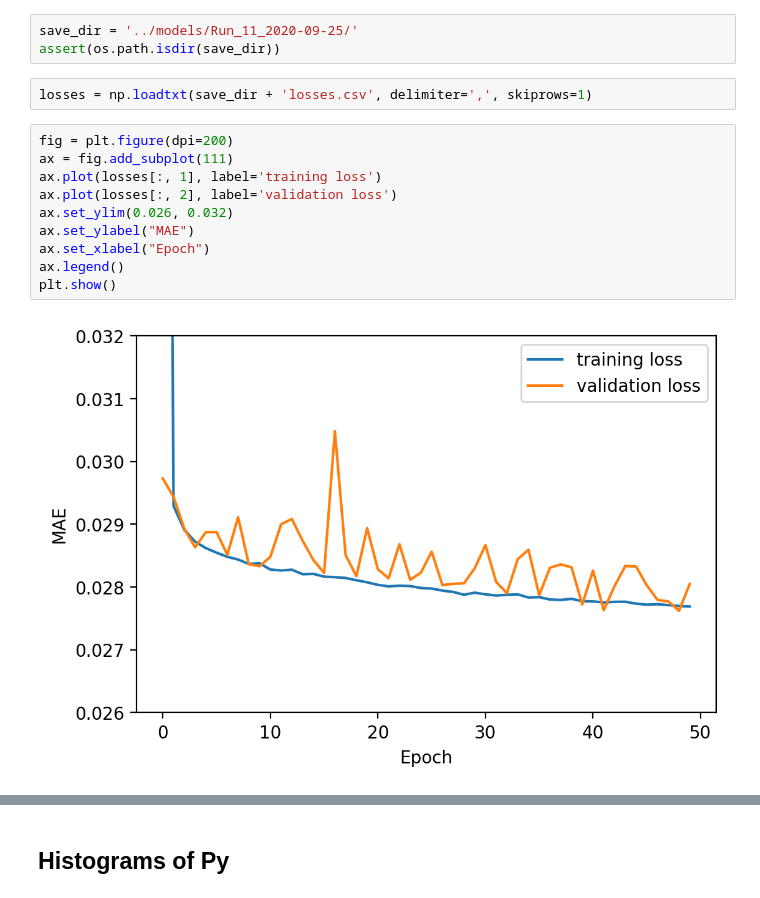
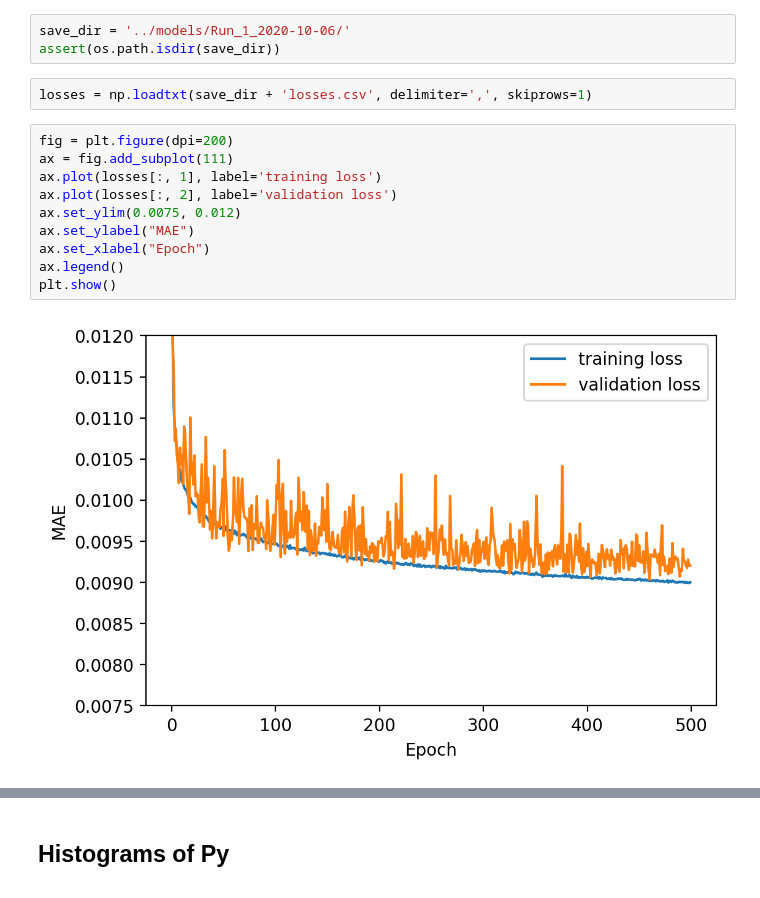
Before and after one commit to jblue1/falcon, a Jupyter notebook: notebooks/evaluateModel.ipynb, the cells around one changed output, grey strips where cells are left out. Cells and saved outputs as stored; diff of their text form.

```diff
--- a/notebooks/evaluateModel.ipynb
+++ b/notebooks/evaluateModel.ipynb
@@ -17,19 +16,19 @@ print(os.environ['CUDA_VISIBLE_DEVICES'])
 sys.path.append('../src/')
 import model
 # %%
-save_dir = '../models/Run_11_2020-09-25/'
+save_dir = '../models/Run_1_2020-10-06/'
 assert(os.path.isdir(save_dir))
 # %%
 losses = np.loadtxt(save_dir + 'losses.csv', delimiter=',', skiprows=1)
 # %%
 fig = plt.figure(dpi=200)
 ax = fig.add_subplot(111)
 ax.plot(losses[:, 1], label='training loss')
 ax.plot(losses[:, 2], label='validation loss')
-ax.set_ylim(0.026, 0.032)
+ax.set_ylim(0.0075, 0.012)
 ax.set_ylabel("MAE")
 ax.set_xlabel("Epoch")
 ax.legend()
 plt.show()
 # %% [output]
-[figure, old version]
+[figure, new version]
```
Also changed, not shown: parts of 39 cells of this notebook, 1 other file.
